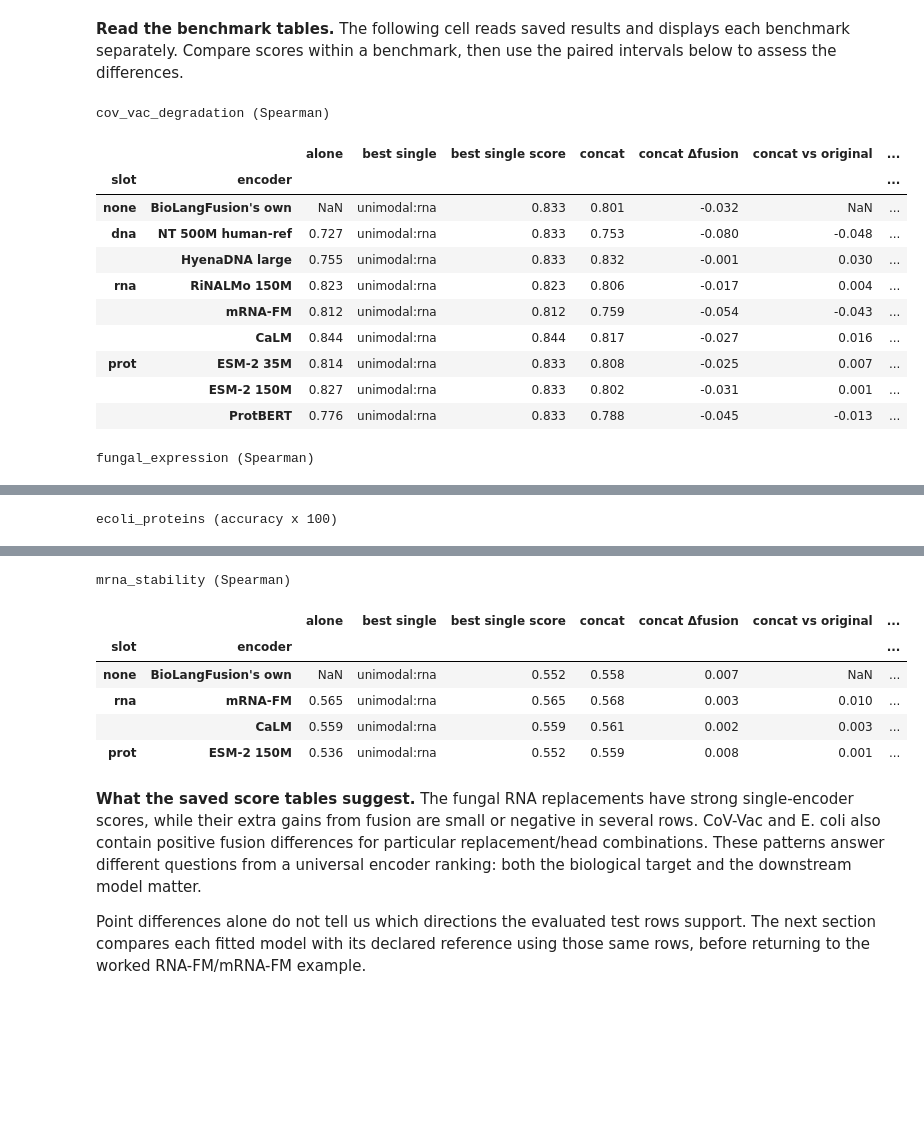
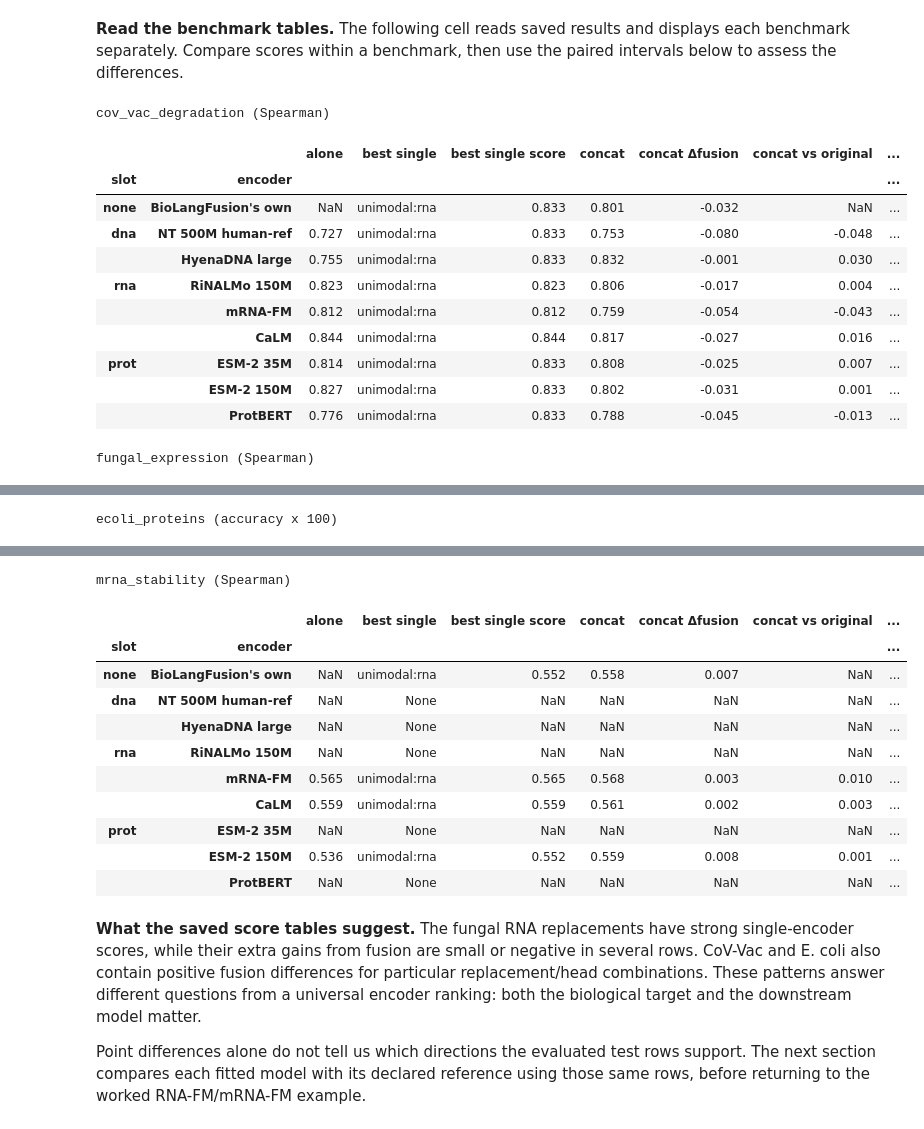
Before and after one commit to jtmckinley4/multimodal-bio-fusion, a Jupyter notebook: Code/stage4/tier2_encoder_swaps.ipynb, the cells around one changed output, grey strips where cells are left out. Cells and saved outputs as stored; diff of their text form; code cells hidden in the pictures; blank space fills up the shorter version.

```diff
--- a/Code/stage4/tier2_encoder_swaps.ipynb
+++ b/Code/stage4/tier2_encoder_swaps.ipynb
@@ -372,18 +487,23 @@ The next cell reads the configured result folders and lists the available varian
 # %%
 status = []
 for key in BENCHMARKS:
-    runs = original_runs(key)
-    have = sorted({label(r) for r in runs})
+    report = original_report(key, SEED)
+    have = sorted({label(train.Result.load(r["path"])) for r in report.records})
     try:
         lam = original_lambda(key)
-    except RuntimeError:
-        # Show the missing prerequisite in the table; training still requires a lambda.
+    except RuntimeError as exc:
+        # Display the prerequisite failure before any extraction or fitting.
         lam = None
+        prerequisite = str(exc)
+    else:
+        prerequisite = ""
     status.append({
         "benchmark": key,
-        "original runs": len(runs),
+        "original runs": len(report.records),
         "variants": ", ".join(have),
         "gated lambda": lam,
+        "prerequisite issue": prerequisite,
+        "excluded files": len(report.issues),
     })
 pd.DataFrame(status).set_index("benchmark")
 # %% [output]
@@ -597,24 +966,8 @@ Open the original streams plus each replacement as a three-stream input. `Benchm
 
 Inspect the encoder names, grid resolutions and widths in the table before fitting. A cache mismatch stops preparation and needs to be resolved before interpreting a fusion comparison.
 # %%
-# On a repeated preparation pass, release the previously opened mapped files.
-for previous in globals().get("STREAMS", {}).values():
-    previous.close()
+# Keep no global pool of open token arrays. Each training group owns and closes
+# one triple, so completed runs do not require their large caches to be opened.
 STREAMS = {}
-for key in BENCHMARKS:
-    for modality, encoder_key in swaps_for(key):
-        # Override one slot; BenchmarkStreams supplies the other two original encoders.
-        STREAMS[key, encoder_key] = blf.BenchmarkStreams.open(
-            key, CACHE_ROOT, {modality: encoder_key},
-        )
-pd.DataFrame([
-    {
-        "benchmark": key,
-        "swapped in": enc,
-        "encoders": s.encoders,
-        "grid": s.resolutions,
-        "widths": s.widths,
-    }
-    for (key, enc), s in STREAMS.items()
-]).set_index(["benchmark", "swapped in"])
+print("Token streams open only for a pending training group or explicit interval analysis.")
 # %% [output]
@@ -818,7 +1185,9 @@ def summary(key):
     # The (None, None) entry supplies the original-triple reference row first.
     for modality, encoder_key in [(None, None), *swaps_for(key)]:
         runs = triple(key, modality, encoder_key)
-        best = best_single(runs)
+        selection_runs = (runs if SEED == SELECTION_SEED
+                          else triple(key, modality, encoder_key, seed=SELECTION_SEED))
+        best = best_single(runs, modality, encoder_key, selection_runs)
         # No replacement-only score exists for the original row; unavailable scores stay NaN.
         row = {
             "slot": modality or "none",
@@ -852,7 +1221,7 @@ for key in BENCHMARKS:
     print(f"\n{key}" + (" (accuracy x 100)" if key in SCALE else " (Spearman)"))
     try:
         display(summary(key).round(3))
-    except (RuntimeError, KeyError) as missing:
+    except (OSError, RuntimeError, ValueError, KeyError, TypeError) as missing:
         print("  not ready:", missing)
 # %% [output]
 cov_vac_degradation (Spearman)
@@ -868,36 +1237,41 @@ cov_vac_degradation (Spearman)
 |  | ESM-2 150M | 0.827 | unimodal:rna | 0.833 | 0.802 | -0.031 | 0.001 | ... |
 |  | ProtBERT | 0.776 | unimodal:rna | 0.833 | 0.788 | -0.045 | -0.013 | ... |
 fungal_expression (Spearman)
 |  |  | alone | best single | best single score | concat | concat Δfusion | concat vs original | ... |
 | slot | encoder |  |  |  |  |  |  | ... |
 | none | BioLangFusion's own | NaN | unimodal:dna | 0.813 | 0.793 | -0.020 | NaN | ... |
 | dna | NT 500M human-ref | 0.740 | unimodal-grid:rna | 0.794 | 0.794 | 0.000 | 0.002 | ... |
 |  | HyenaDNA large | 0.737 | unimodal-grid:rna | 0.794 | 0.786 | -0.007 | -0.006 | ... |
 | rna | RiNALMo 150M | 0.844 | unimodal:rna | 0.844 | 0.846 | 0.002 | 0.054 | ... |
 |  | mRNA-FM | 0.852 | unimodal:rna | 0.852 | 0.853 | 0.001 | 0.061 | ... |
 |  | CaLM | 0.851 | unimodal:rna | 0.851 | 0.848 | -0.003 | 0.056 | ... |
 | prot | ESM-2 35M | 0.696 | unimodal:dna | 0.813 | 0.795 | -0.018 | 0.002 | ... |
 |  | ESM-2 150M | 0.729 | unimodal:dna | 0.813 | 0.784 | -0.028 | -0.008 | ... |
 |  | ProtBERT | 0.761 | unimodal:prot | 0.761 | 0.805 | 0.044 | 0.012 | ... |
 ecoli_proteins (accuracy x 100)
 |  |  | alone | best single | best single score | concat | concat Δfusion | concat vs original | ... |
 | slot | encoder |  |  |  |  |  |  | ... |
 | none | BioLangFusion's own | NaN | unimodal:prot | 50.140 | 60.674 | 10.534 | NaN | ... |
 | dna | NT 500M human-ref | 47.472 | unimodal:prot | 50.140 | 57.865 | 7.725 | -2.809 | ... |
 |  | HyenaDNA large | 50.421 | unimodal:prot | 50.140 | 58.006 | 7.865 | -2.669 | ... |
 | rna | RiNALMo 150M | 57.303 | unimodal-grid:rna | 56.039 | 59.972 | 3.933 | -0.702 | ... |
 |  | mRNA-FM | 58.708 | unimodal:rna | 58.708 | 58.989 | 0.281 | -1.685 | ... |
 |  | CaLM | 57.584 | unimodal:rna | 57.584 | 57.725 | 0.140 | -2.949 | ... |
 | prot | ESM-2 35M | 52.107 | unimodal:prot | 52.107 | 57.725 | 5.618 | -2.949 | ... |
 |  | ESM-2 150M | 53.933 | unimodal:prot | 53.933 | 57.725 | 3.792 | -2.949 | ... |
 |  | ProtBERT | 52.528 | unimodal:prot | 52.528 | 54.213 | 1.685 | -6.461 | ... |
 mrna_stability (Spearman)
 |  |  | alone | best single | best single score | concat | concat Δfusion | concat vs original | ... |
 | slot | encoder |  |  |  |  |  |  | ... |
 | none | BioLangFusion's own | NaN | unimodal:rna | 0.552 | 0.558 | 0.007 | NaN | ... |
-| rna | mRNA-FM | 0.565 | unimodal:rna | 0.565 | 0.568 | 0.003 | 0.010 | ... |
+| dna | NT 500M human-ref | NaN | None | NaN | NaN | NaN | NaN | ... |
+|  | HyenaDNA large | NaN | None | NaN | NaN | NaN | NaN | ... |
+| rna | RiNALMo 150M | NaN | None | NaN | NaN | NaN | NaN | ... |
+|  | mRNA-FM | 0.565 | unimodal:rna | 0.565 | 0.568 | 0.003 | 0.010 | ... |
 |  | CaLM | 0.559 | unimodal:rna | 0.559 | 0.561 | 0.002 | 0.003 | ... |
-| prot | ESM-2 150M | 0.536 | unimodal:rna | 0.552 | 0.559 | 0.008 | 0.001 | ... |
+| prot | ESM-2 35M | NaN | None | NaN | NaN | NaN | NaN | ... |
+|  | ESM-2 150M | 0.536 | unimodal:rna | 0.552 | 0.559 | 0.008 | 0.001 | ... |
+|  | ProtBERT | NaN | None | NaN | NaN | NaN | NaN | ... |
 # %% [markdown]
 **What the saved score tables suggest.** The fungal RNA replacements have strong single-encoder scores, while their extra gains from fusion are small or negative in several rows. CoV-Vac and E. coli also contain positive fusion differences for particular replacement/head combinations. These patterns answer different questions from a universal encoder ranking: both the biological target and the downstream model matter.
 
```
Also changed, not shown: parts of 31 cells of this notebook, 43 other files.
